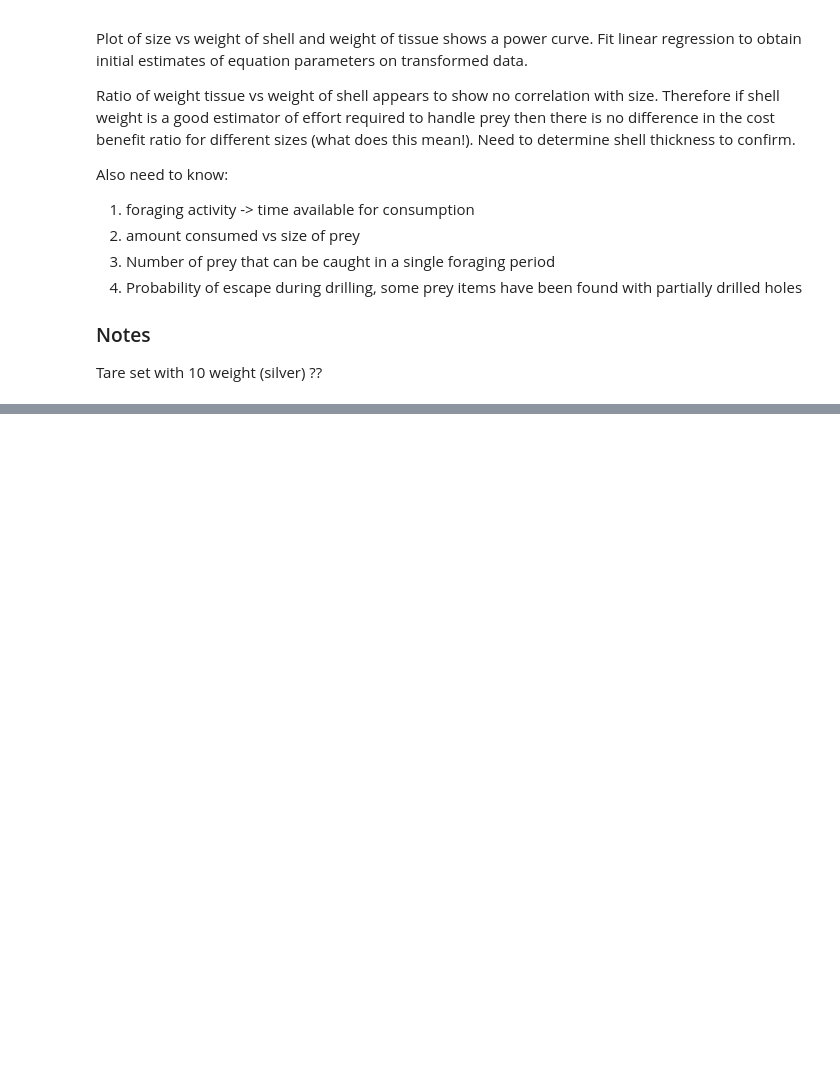
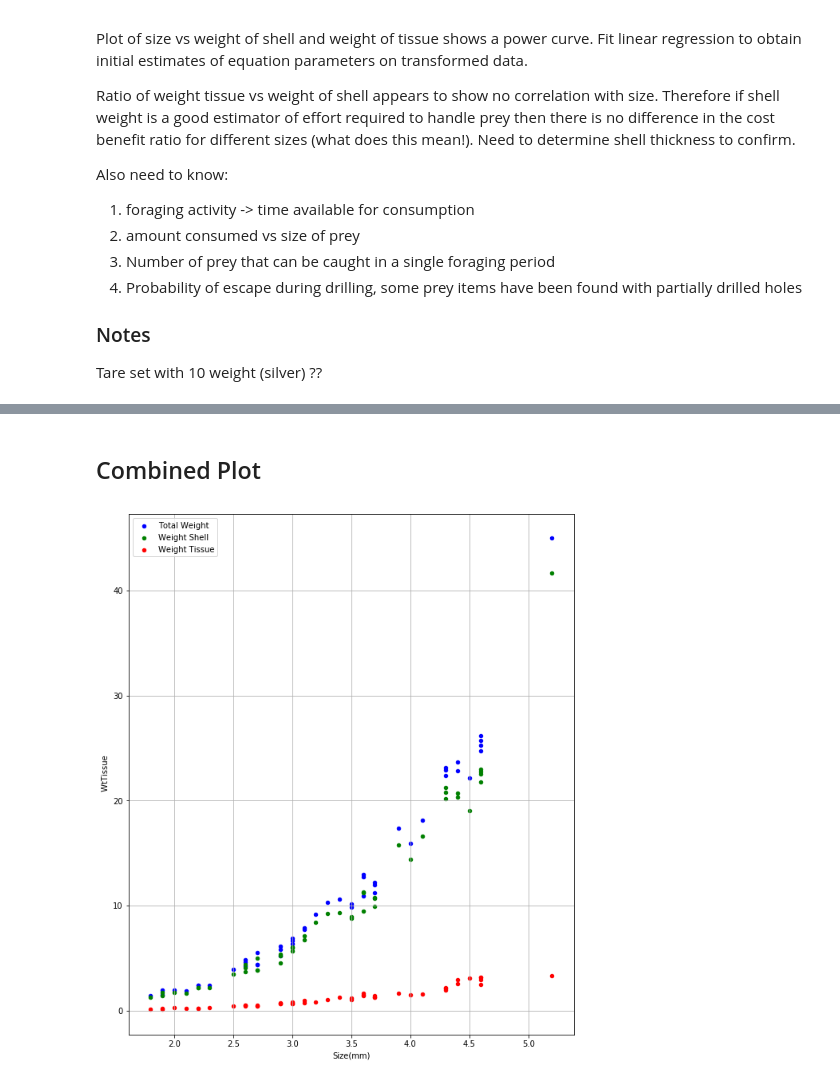
Before and after one commit to rah/optimal-search, a Jupyter notebook: ipython/61 Isanda Coronata - size weight relationship.ipynb, the cells around one changed output, grey strips where cells are left out. Cells and saved outputs as stored; diff of their text form; code cells hidden in the pictures; blank space fills up the shorter version.

Commit message:
simple graphs with pandas

```diff
--- a/ipython/61 Isanda Coronata - size weight relationship.ipynb
+++ b/ipython/61 Isanda Coronata - size weight relationship.ipynb
@@ -38,0 +50,12 @@ Tare set with 10 weight (silver) ??
+# %%
+%matplotlib inline
+
+import numpy as np
+import pandas as pd
+import matplotlib.pyplot as plt
+
+DATA = '../data/isanda_coronata_size_wt.csv'
+
+df = pd.read_csv(DATA)
+
+df[0:5]
@@ -38,0 +76,9 @@ Tare set with 10 weight (silver) ??
+# %% [markdown]
+## Combined Plot
+# %%
+ax = df.plot.scatter(x='Size(mm)', y=' WtTotal', color='Blue', label='Total Weight', figsize=(10, 12))
+df.plot.scatter(x='Size(mm)', y=' WtShell', color='Green', label='Weight Shell', ax=ax)
+df.plot.scatter(x='Size(mm)', y=' WtTissue', color='Red', label='Weight Tissue', ax=ax)
+ax.grid()
+# %% [output]
+[figure, added]
```
Also changed, not shown: parts of 6 cells of this notebook.
